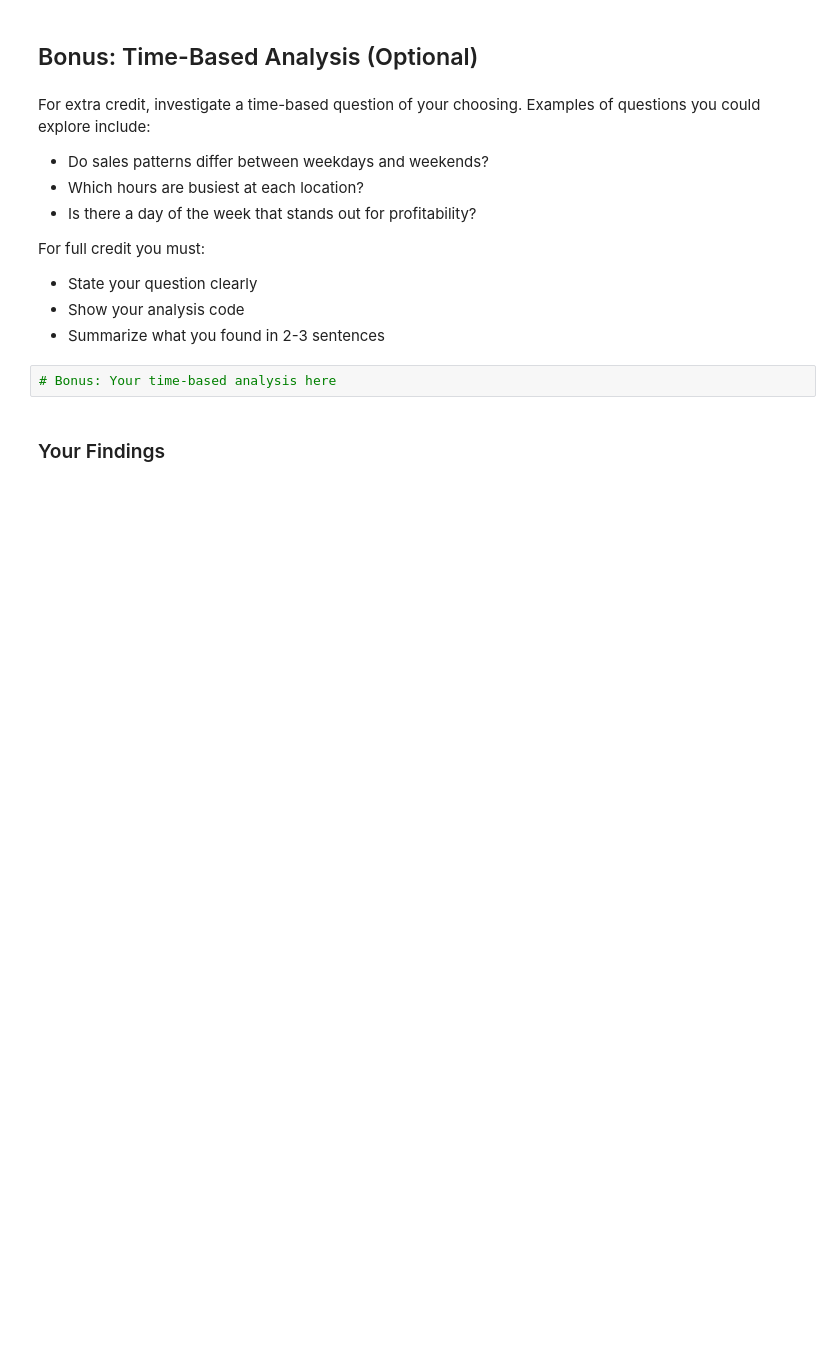
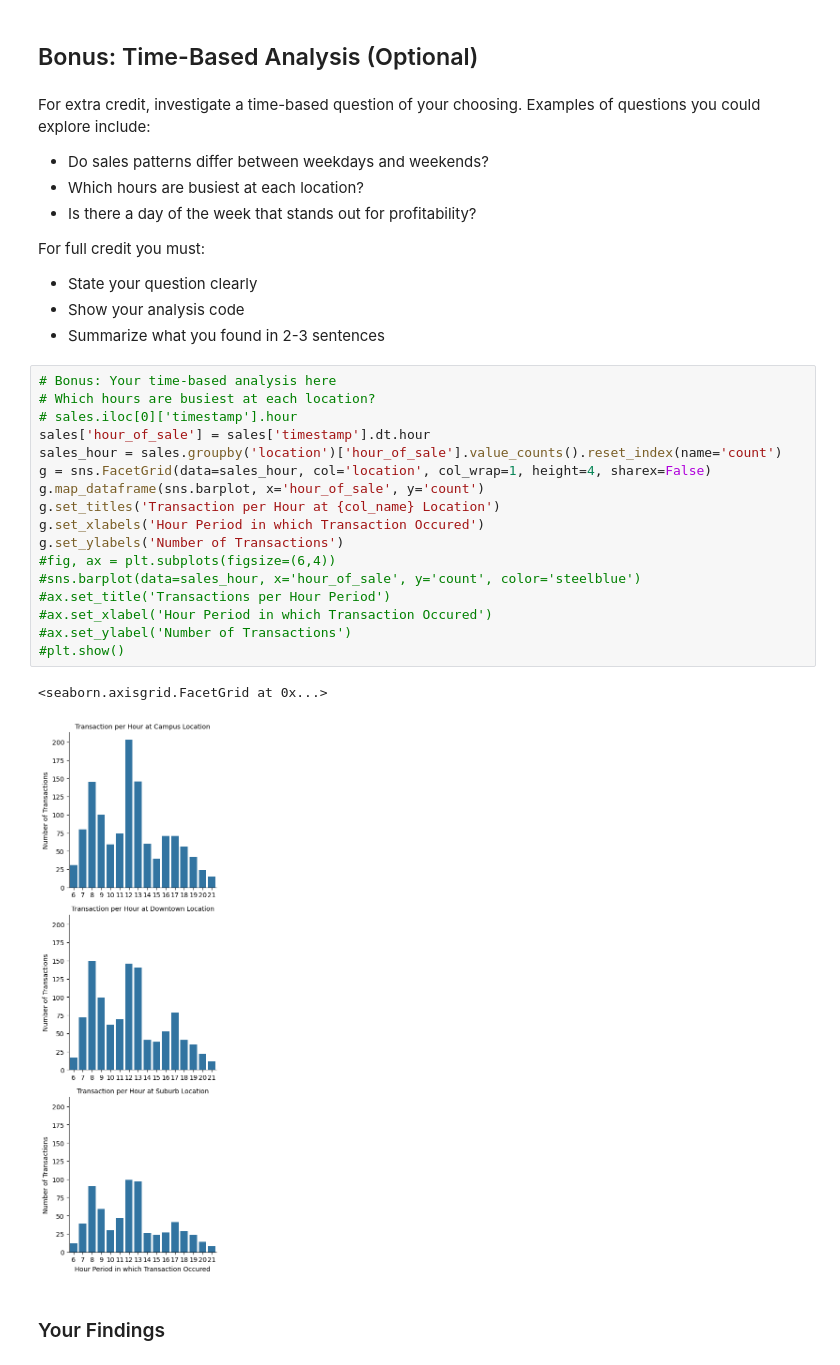
Before and after one commit to mlr0089/py4eda-work, a Jupyter notebook: test2b/test_2b.ipynb, the cells around one changed output. Saved outputs shown, nothing was run; the diff lists cells and outputs as text; blank space fills up the shorter version.

```diff
--- a/test2b/test_2b.ipynb
+++ b/test2b/test_2b.ipynb
@@ -332,6 +341,24 @@ For full credit you must:
 - Summarize what you found in 2-3 sentences
 # %%
 # Bonus: Your time-based analysis here
+# Which hours are busiest at each location?
+# sales.iloc[0]['timestamp'].hour
+sales['hour_of_sale'] = sales['timestamp'].dt.hour
+sales_hour = sales.groupby('location')['hour_of_sale'].value_counts().reset_index(name='count')
+g = sns.FacetGrid(data=sales_hour, col='location', col_wrap=1, height=4, sharex=False)
+g.map_dataframe(sns.barplot, x='hour_of_sale', y='count')
+g.set_titles('Transaction per Hour at {col_name} Location')
+g.set_xlabels('Hour Period in which Transaction Occured')
+g.set_ylabels('Number of Transactions')
+#fig, ax = plt.subplots(figsize=(6,4))
+#sns.barplot(data=sales_hour, x='hour_of_sale', y='count', color='steelblue')
+#ax.set_title('Transactions per Hour Period')
+#ax.set_xlabel('Hour Period in which Transaction Occured')
+#ax.set_ylabel('Number of Transactions')
+#plt.show()
+# %% [output]
+<seaborn.axisgrid.FacetGrid at 0x...>
+[figure, added]
 # %% [markdown]
 ### Your Findings
 # %% [markdown]
```
Also changed, not shown: parts of 5 cells of this notebook.
